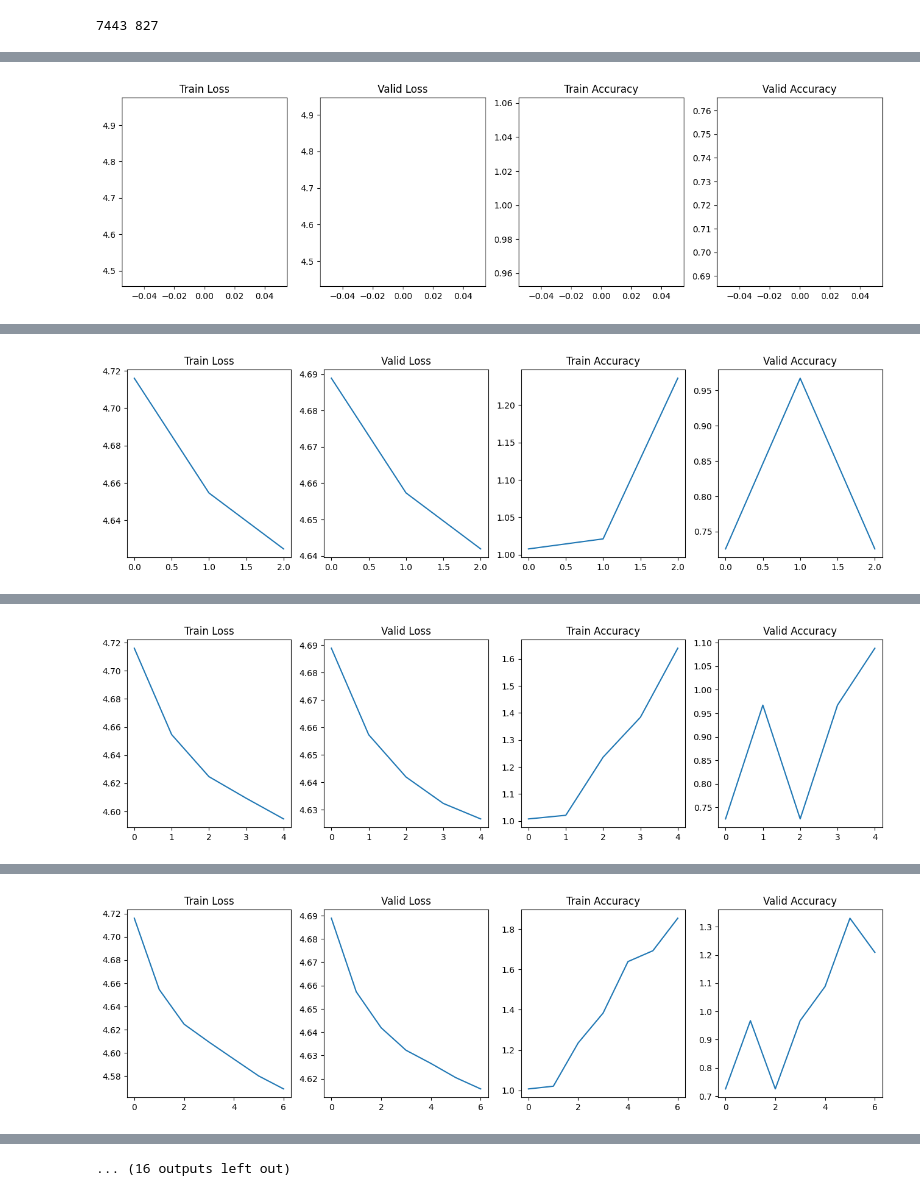
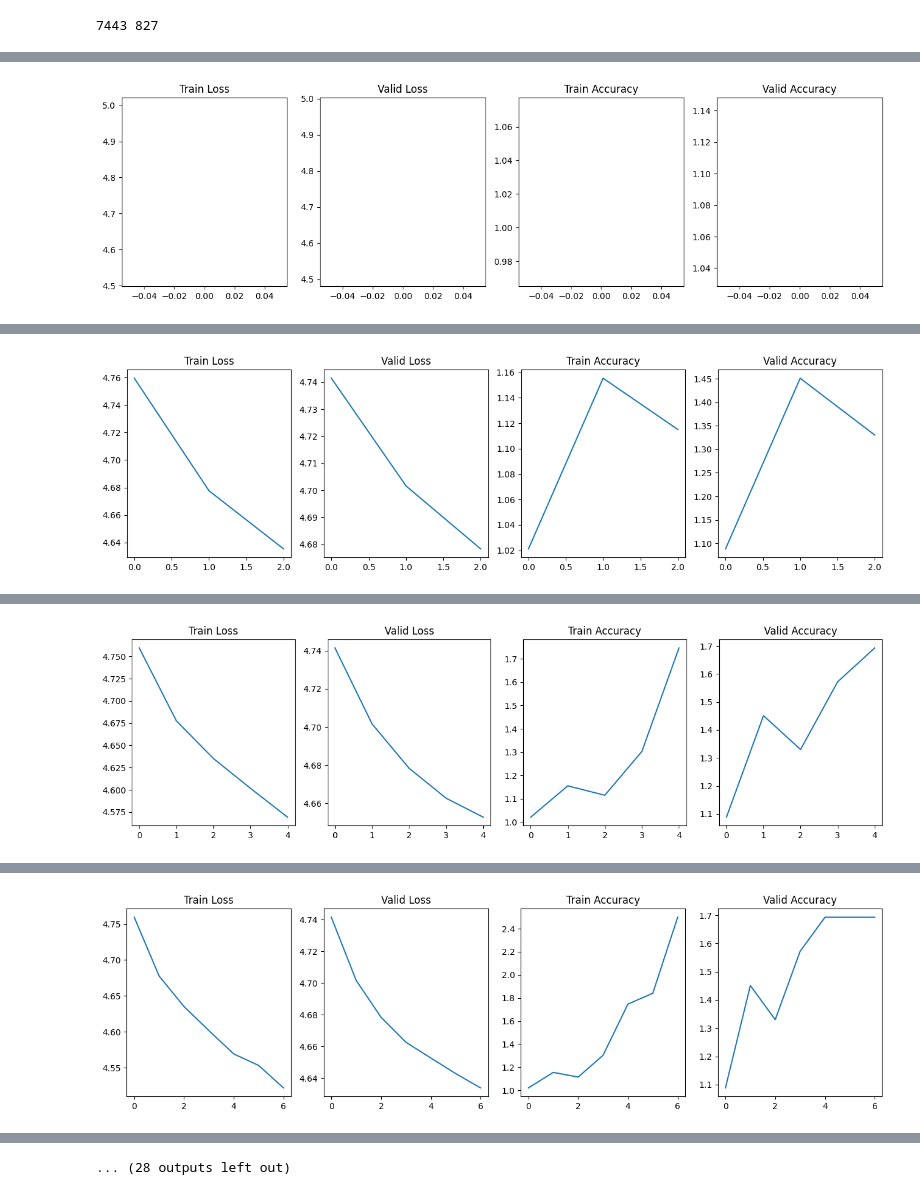
Before and after one commit to sinaziaee/car-classification, a Jupyter notebook: test2.ipynb, the cells around one changed output, grey strips where cells are left out. Saved outputs shown, nothing was run; the diff lists cells and outputs as text; code cells hidden in the pictures.

Commit message:
added mean and std calculator function and the training is promising

```diff
--- a/test2.ipynb
+++ b/test2.ipynb
@@ -34,0 +26,15 @@ test_transformer = transforms.Compose([transforms.Resize((400, 400)),
+# %%
+mean = [0.0, 0.0, 0.0]
+std = [1.0, 1.0, 1.0]
+
+train_transformer = transforms.Compose([transforms.Resize((224, 224)),
+                                transforms.RandomHorizontalFlip(),
+                                transforms.RandomRotation(15),
+                                transforms.ToTensor(),
+                                transforms.Normalize(mean, std)])
+test_transformer = transforms.Compose([transforms.Resize((224, 224)),
+                                transforms.ToTensor(),
+                                transforms.Normalize(mean, std)])
+
+base_transformer =  transforms.Compose([transforms.Resize((224, 224)),
+                                transforms.ToTensor()])
@@ -48,7 +58,7 @@ val_size = len(dataset) - train_size   # Remaining 20% for validation
 train_dataset, val_dataset = random_split(dataset, [train_size, val_size])
 train_dataset = ConcatDataset([train_dataset, augmented_dataset])
 print(len(train_dataset), len(val_dataset))
-BATCH_SIZE = 64 # efficientnetv2-m got cuda out of memory with 128
+BATCH_SIZE = 256 # efficientnetv2-m got cuda out of memory with 128
 train_loader = DataLoader(train_dataset, batch_size=BATCH_SIZE, shuffle=False)
 val_loader = DataLoader(val_dataset, batch_size=BATCH_SIZE, shuffle=False)
 # %% [output]
@@ -115,7 +125,7 @@ model = models.resnet34(pretrained=True)
 model.fc = nn.Linear(model.fc.in_features, no_classes)
 model.to(device)
 criterion = nn.CrossEntropyLoss()
-learning_rate = 0.001
+learning_rate = 0.005
 optimizer = torch.optim.SGD(model.parameters(), lr=learning_rate)
 # optimizer = optim.Adam(params=model.parameters(), lr=learning_rate)
 scheduler = lr_scheduler.StepLR(optimizer, step_size=8, gamma=0.1)
@@ -129,2 +139,2 @@ Epoch: 1, Train Loss: 4.716027426923442, Train Accuracy: 1.007658202337767, Vali
-[figure, old version]
+[figure, new version]
 SAVED-MODEL
@@ -134,2 +144,2 @@ Epoch: 3, Train Loss: 4.624745866172334, Train Accuracy: 1.2360607282009943, Val
-[figure, old version]
+[figure, new version]
 SAVED-MODEL
@@ -139,2 +149,2 @@ Epoch: 5, Train Loss: 4.594695405063466, Train Accuracy: 1.639124009136101, Vali
-[figure, old version]
+[figure, new version]
 SAVED-MODEL
@@ -144,2 +154,2 @@ Epoch: 7, Train Loss: 4.568957826011201, Train Accuracy: 1.8540910923014913, Val
-[figure, old version]
+[figure, new version]
 SAVED-MODEL
@@ -155 +165 @@ Epoch: 11, Train Loss: 4.528680137080005, Train Accuracy: 2.8886201800349323, Va
-... (16 outputs left out)
+... (28 outputs left out)
```
Also changed, not shown: parts of 3 cells of this notebook, 2 other files.
